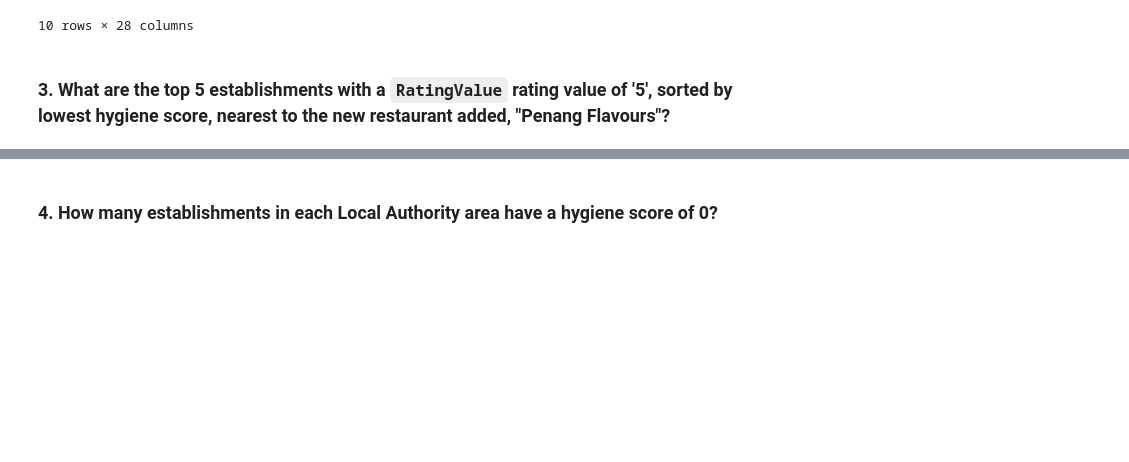
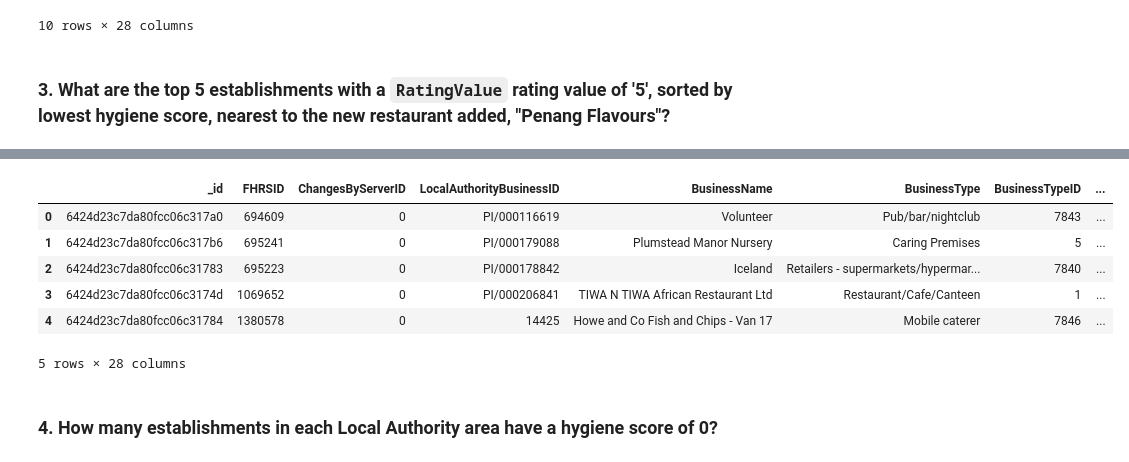
Before and after one commit to ericabgraboyes/nosql-challenge, a Jupyter notebook: NoSQL_analysis_Completed.ipynb, the cells around one changed output, grey strips where cells are left out. Drawn from its saved outputs; the diff is of its cells as text; code cells hidden in the pictures; blank space fills up the shorter version.

```diff
--- a/NoSQL_analysis_Completed.ipynb
+++ b/NoSQL_analysis_Completed.ipynb
@@ -141,16 +141,37 @@ There are 34 rows in the DataFrame
 10 rows × 28 columns
 # %% [markdown]
 ### 3. What are the top 5 establishments with a `RatingValue` rating value of '5', sorted by lowest hygiene score, nearest to the new restaurant added, "Penang Flavours"?
+# %%
+# query database for new restaurant latitude, longitude values
+# store results in variables to pass into search parameters for next query
+
+# query
+new_restaurant = {'BusinessName': 'Penang Flavours'}
+
+fields = {'geocode.longitude':1, 'geocode.latitude':1}
+
+result = list(establishments.find(new_restaurant, fields))
+
+target_long = float(str(result[0]['geocode']['longitude']))
+target_lat = float(str(result[0]['geocode']['latitude']))
 # %%
 # Search within 0.01 degree on either side of the latitude and longitude.
 # Rating value must equal 5
 # Sort by hygiene score
 
 degree_search = 0.01
-latitude =
-longitude =
+latitude = target_lat
+longitude = target_long
 
-query =
-sort =
+closest_five = {'RatingValue': {'$eq': '5'},
+         'geocode.longitude': {'$gt':(target_long-degree_search),'$lt':(target_long+degree_search)},
+         'geocode.latitude': {'$gt':(target_lat-degree_search), '$lt':(target_lat+degree_search)}}
 
-# Print the results
+sort =  [('scores.Hygine',-1)]
+
+limit = 5
+
+top_five = (list(establishments.find(closest_five).sort(sort).limit(limit)))
+
+# Display the first document in the results using pprint
+pprint(top_five)
@@ -157,5 +196,16 @@ sort =
 # %%
 # Convert result to Pandas DataFrame
+top_five_df = pd.DataFrame(top_five)
+
+top_five_df
+# %% [output]
+|  | _id | FHRSID | ChangesByServerID | LocalAuthorityBusinessID | BusinessName | BusinessType | BusinessTypeID | ... |
+| 0 | 6424d23c7da80fcc06c317a0 | 694609 | 0 | PI/000116619 | Volunteer | Pub/bar/nightclub | 7843 | ... |
+| 1 | 6424d23c7da80fcc06c317b6 | 695241 | 0 | PI/000179088 | Plumstead Manor Nursery | Caring Premises | 5 | ... |
+| 2 | 6424d23c7da80fcc06c31783 | 695223 | 0 | PI/000178842 | Iceland | Retailers - supermarkets/hypermar... | 7840 | ... |
+| 3 | 6424d23c7da80fcc06c3174d | 1069652 | 0 | PI/000206841 | TIWA N TIWA African Restaurant Ltd | Restaurant/Cafe/Canteen | 1 | ... |
+| 4 | 6424d23c7da80fcc06c31784 | 1380578 | 0 | 14425 | Howe and Co Fish and Chips - Van 17 | Mobile caterer | 7846 | ... |
+5 rows × 28 columns
 # %% [markdown]
 ### 4. How many establishments in each Local Authority area have a hygiene score of 0?
 # %%
```
Also changed, not shown: parts of 5 cells of this notebook.
